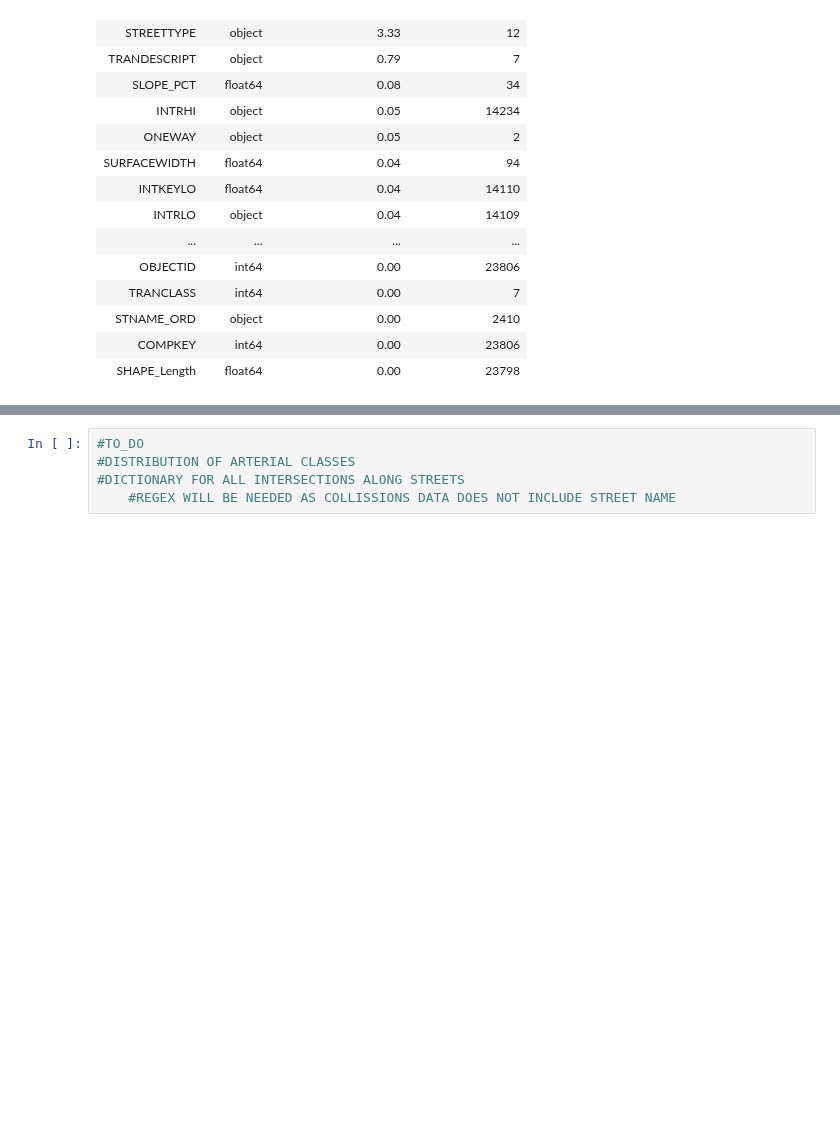
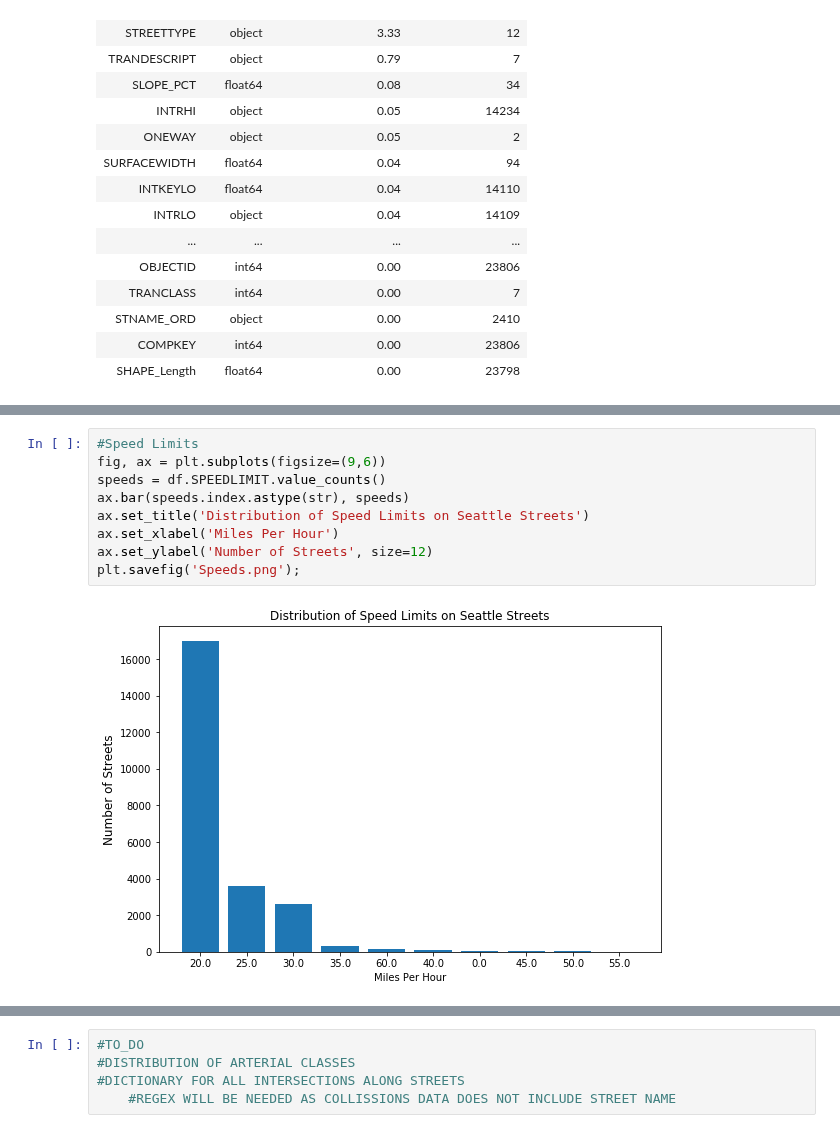
Before and after one commit to DataCircles/traffic_collisions_ml_team1, a Jupyter notebook: notebooks/seattle_streets_eda.ipynb, the cells around one changed output, grey strips where cells are left out. Saved outputs shown, nothing was run; the diff lists cells and outputs as text; blank space fills up the shorter version.

```diff
--- a/notebooks/seattle_streets_eda.ipynb
+++ b/notebooks/seattle_streets_eda.ipynb
@@ -165,0 +193,11 @@ df_summary
+# %%
+#Speed Limits
+fig, ax = plt.subplots(figsize=(9,6))
+speeds = df.SPEEDLIMIT.value_counts()
+ax.bar(speeds.index.astype(str), speeds)
+ax.set_title('Distribution of Speed Limits on Seattle Streets')
+ax.set_xlabel('Miles Per Hour')
+ax.set_ylabel('Number of Streets', size=12)
+plt.savefig('Speeds.png');
+# %% [output]
+[figure, added]
```
Also changed, not shown: parts of 3 cells of this notebook, 3 other files.
